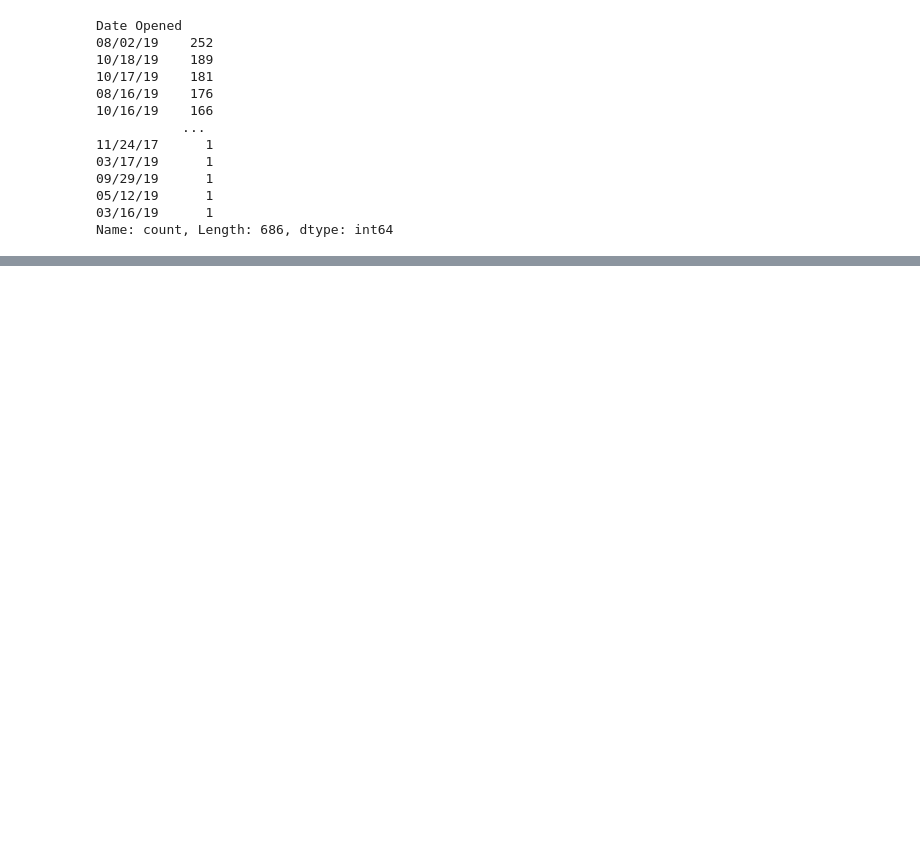
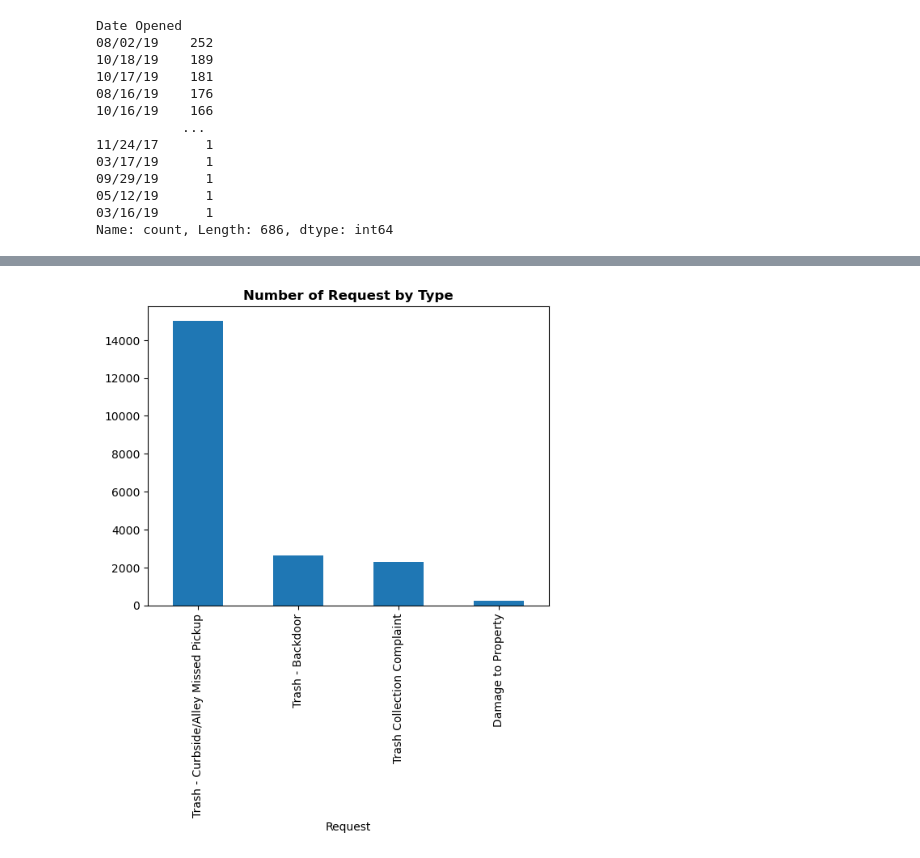
Before and after one commit to NSS-Full-Time-Data-Analytics-14/trash-haulers-heath, a Jupyter notebook: notebooks/heath_project.ipynb, the cells around one changed output, grey strips where cells are left out. Cells and saved outputs as stored; diff of their text form; code cells hidden in the pictures; blank space fills up the shorter version.

```diff
--- a/notebooks/heath_project.ipynb
+++ b/notebooks/heath_project.ipynb
@@ -256,0 +234,5 @@ trash_hauler_report
+# %%
+trash_hauler_report['Request'].value_counts().plot(kind = 'bar')
+plt.title('Number of Request by Type', fontweight = 'bold');
+# %% [output]
+[figure, added]
```
Also changed, not shown: parts of 39 cells of this notebook.
